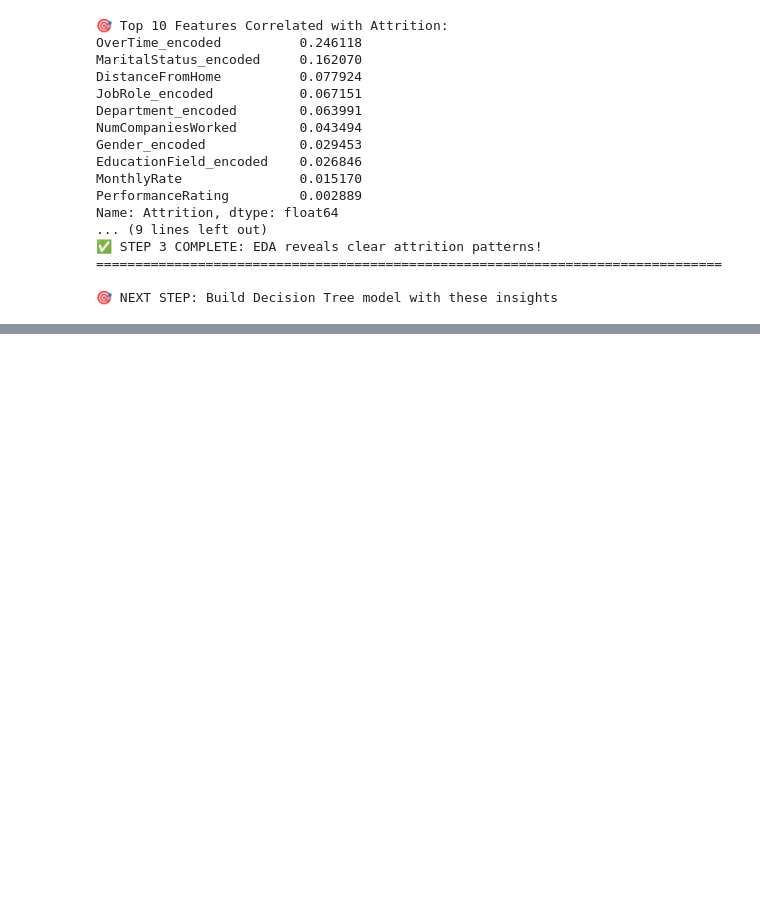
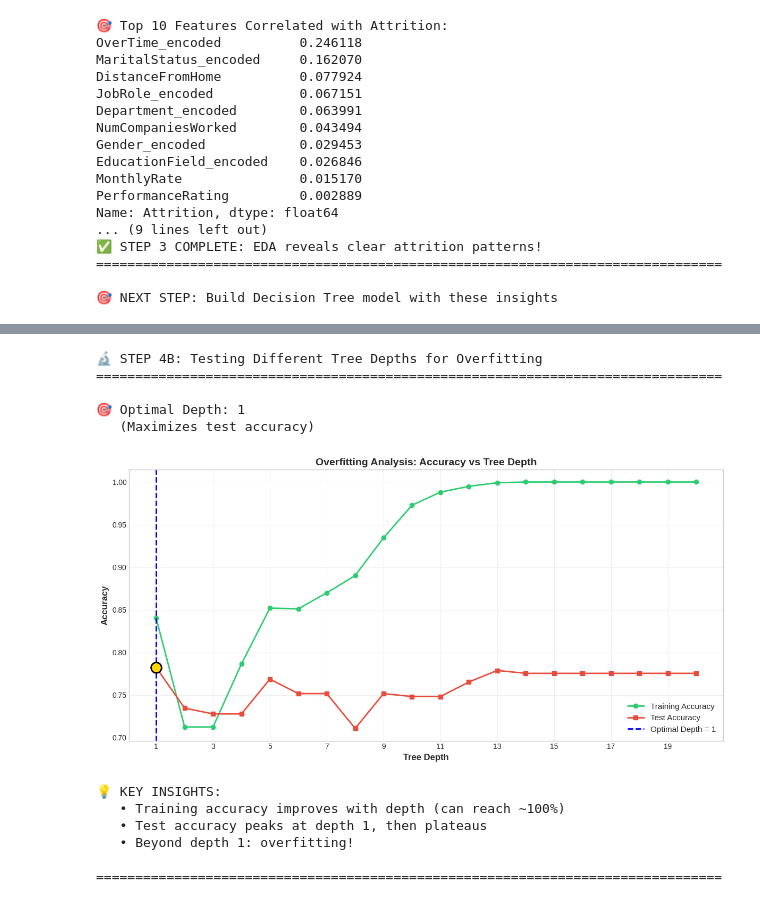
Before and after one commit to Carltonkenny/ELEVATELABS, a Jupyter notebook: TASK5.ipynb, the cells around one changed output, grey strips where cells are left out. Cells and saved outputs as stored; diff of their text form; code cells hidden in the pictures; blank space fills up the shorter version.

```diff
--- a/TASK5.ipynb
+++ b/TASK5.ipynb
@@ -606,0 +686,68 @@ Name: Attrition, dtype: float64
+# %%
+# ============================================================================
+# STEP 4B: OVERFITTING ANALYSIS - FIND OPTIMAL DEPTH
+# ============================================================================
+
+print("🔬 STEP 4B: Testing Different Tree Depths for Overfitting")
+print("="*80)
+
+depths = range(1, 21)
+train_scores = []
+test_scores = []
+
+for depth in depths:
+    dt = DecisionTreeClassifier(
+        max_depth=depth,
+        random_state=RANDOM_STATE,
+        class_weight='balanced'
+    )
+    dt.fit(X_train, y_train)
+
+    train_scores.append(accuracy_score(y_train, dt.predict(X_train)))
+    test_scores.append(accuracy_score(y_test, dt.predict(X_test)))
+
+# Find optimal depth
+optimal_depth = depths[np.argmax(test_scores)]
+print(f"\n🎯 Optimal Depth: {optimal_depth}")
+print(f"   (Maximizes test accuracy)")
+
+# Visualization
+plt.figure(figsize=(12, 6))
+plt.plot(depths, train_scores, 'o-', label='Training Accuracy',
+         linewidth=2, markersize=6, color='#2ecc71')
+plt.plot(depths, test_scores, 's-', label='Test Accuracy',
+         linewidth=2, markersize=6, color='#e74c3c')
+plt.axvline(x=optimal_depth, color='blue', linestyle='--', linewidth=2,
+            label=f'Optimal Depth = {optimal_depth}')
+plt.scatter([optimal_depth], [test_scores[optimal_depth-1]],
+            color='gold', s=200, zorder=5, edgecolors='black', linewidths=2)
+
+plt.xlabel('Tree Depth', fontsize=12, fontweight='bold')
+plt.ylabel('Accuracy', fontsize=12, fontweight='bold')
+plt.title('Overfitting Analysis: Accuracy vs Tree Depth', fontsize=14, fontweight='bold')
+plt.legend(fontsize=11)
+plt.grid(True, alpha=0.3)
+plt.xticks(range(1, 21, 2))
+plt.tight_layout()
+plt.savefig('05_overfitting_depth_analysis.png', dpi=300, bbox_inches='tight')
+plt.show()
+
+print(f"\n💡 KEY INSIGHTS:")
+print(f"   • Training accuracy improves with depth (can reach ~100%)")
+print(f"   • Test accuracy peaks at depth {optimal_depth}, then plateaus")
+print(f"   • Beyond depth {optimal_depth}: overfitting!")
+
+print("\n" + "="*80)
+# %% [output]
+🔬 STEP 4B: Testing Different Tree Depths for Overfitting
+================================================================================
+
+🎯 Optimal Depth: 1
+   (Maximizes test accuracy)
+[figure, added]
+💡 KEY INSIGHTS:
+   • Training accuracy improves with depth (can reach ~100%)
+   • Test accuracy peaks at depth 1, then plateaus
+   • Beyond depth 1: overfitting!
+
+================================================================================
```
Also changed, not shown: parts of 16 cells of this notebook.
